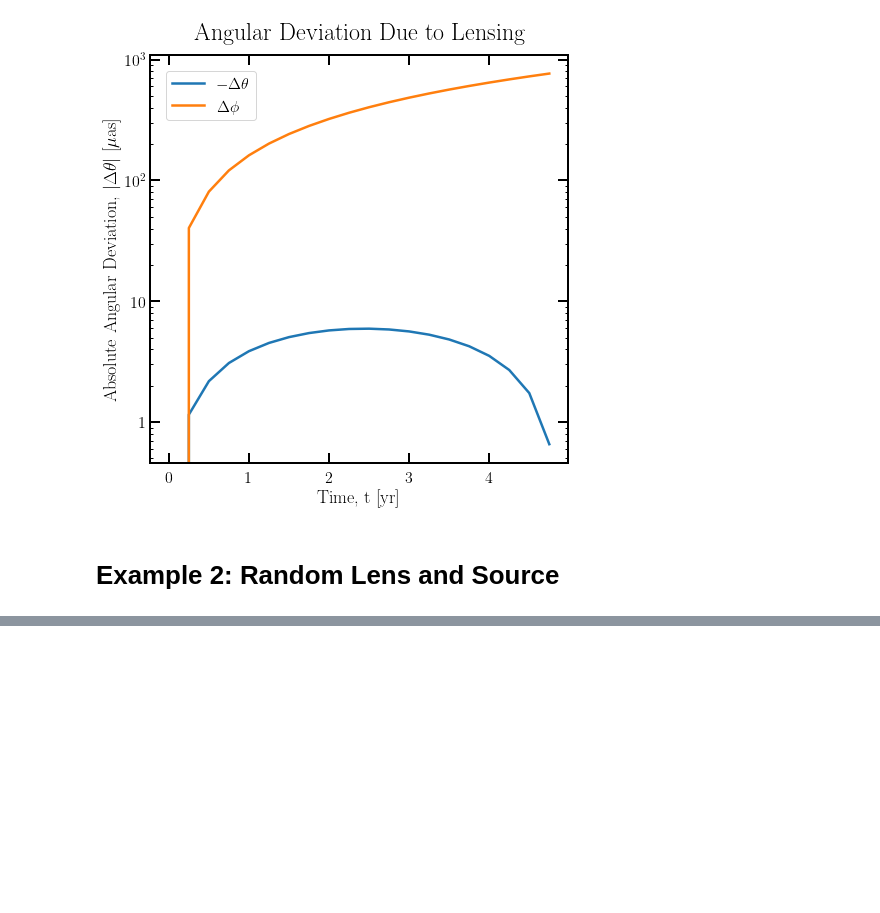
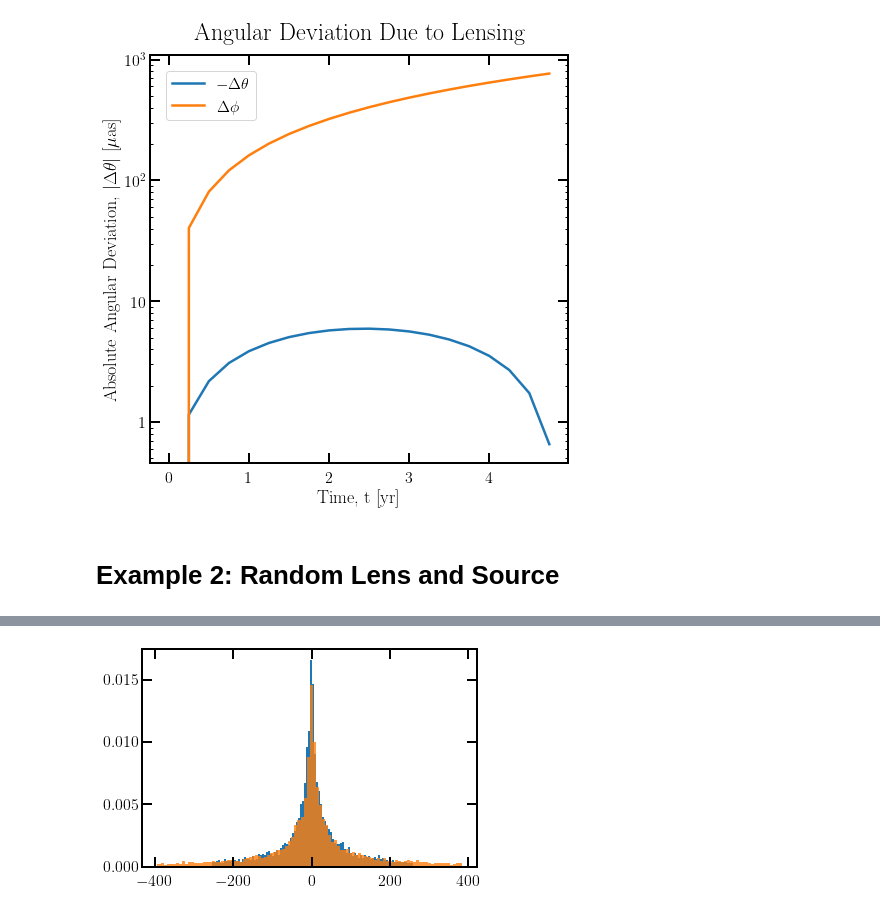
Before and after one commit to gridgway/Astrometric_TSeries_ML, a Jupyter notebook: ForwardModel.ipynb, the cells around one changed output, grey strips where cells are left out. Drawn from its saved outputs; the diff is of its cells as text; code cells hidden in the pictures; blank space fills up the shorter version.

```diff
--- a/ForwardModel.ipynb
+++ b/ForwardModel.ipynb
@@ -281,0 +312,26 @@ Using Observer.observe on (Sources, Lenses) rather than (Source, Lens), 10000 it
+# %%
+def histo(data, alpha=1.0, color=None):
+    a, b = np.histogram(
+        data, bins=100, density=True,
+        range = (np.quantile(data, .1), np.quantile(data, .9)),
+    )
+    x = (b[1:] + b[:-1])/2
+    b_width = np.diff(b)[0]
+    if color is None:
+        plt.bar(x, a, b_width, alpha=alpha)
+    else:
+        plt.bar(x, a, b_width, alpha=alpha, color=color)
+
+plt.figure()
+# plt.xlim(-.1,.1)
+
+histo(Tset[:,-1,0])
+histo(Tset[:,-1,1], alpha=0.8)
+
+# histo(Tset[:5000,-1,0])
+# histo(Tset[:5000,-1,1], alpha=1.0)
+
+# histo(Tset[5000:,-1,0], alpha=0.6)
+# histo(Tset[5000:,-1,1], alpha=0.6)
+# %% [output]
+[figure, added]
```
Also changed, not shown: parts of 23 cells of this notebook, 1 other file.
